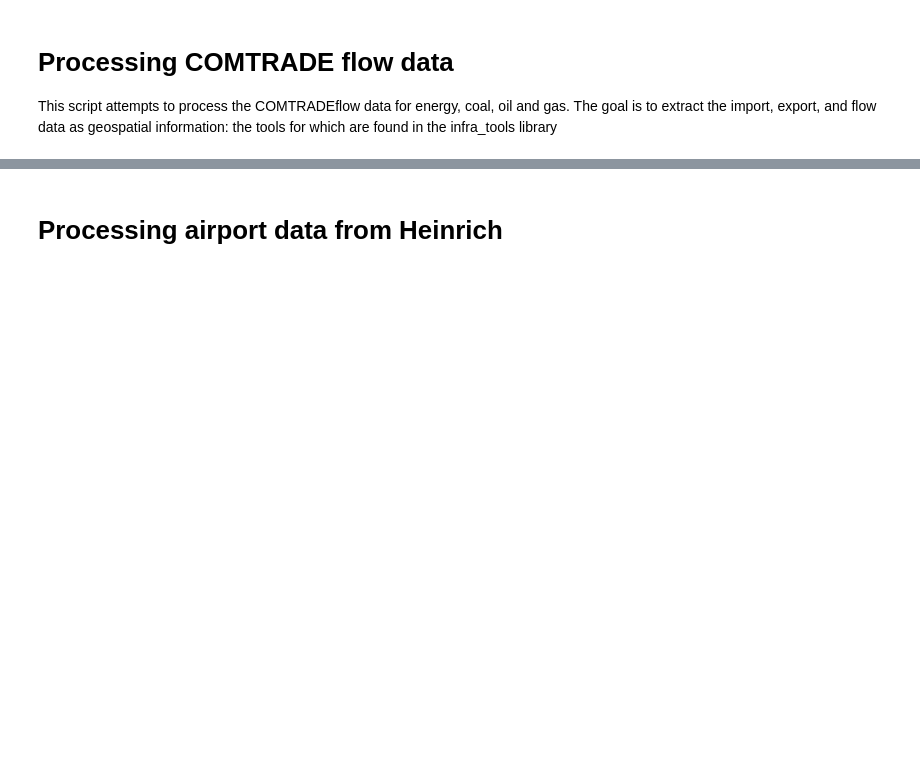
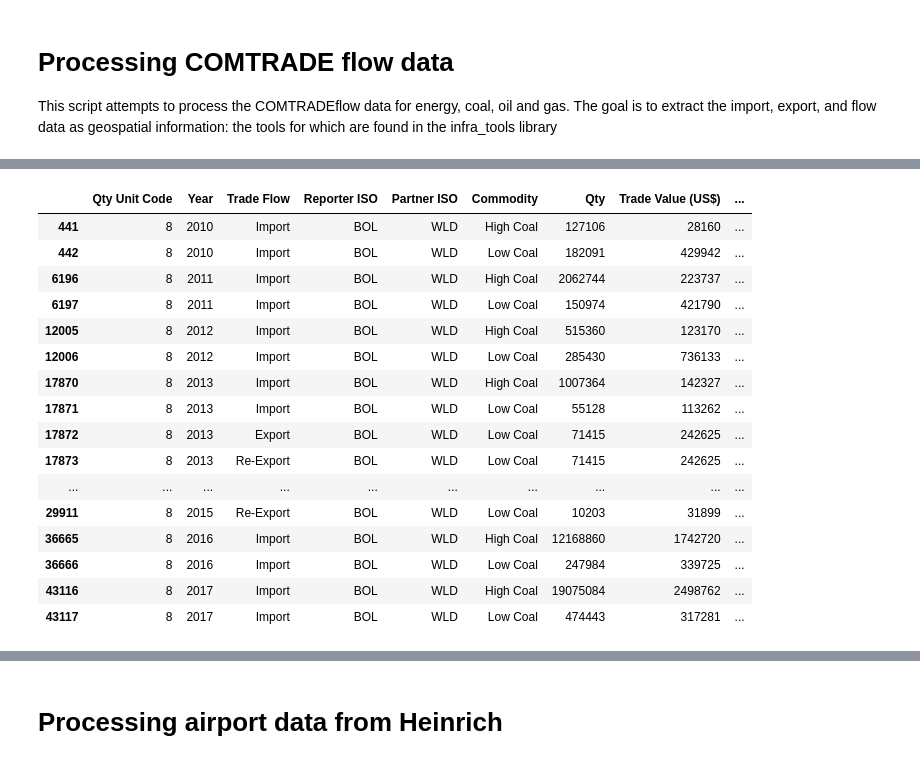
Before and after one commit to worldbank/INFRA_SAP, a Jupyter notebook: Notebooks/DP_INFRA_GLO_B__ProcessCOMTRADE.ipynb, the cells around one changed output, grey strips where cells are left out. Cells and saved outputs as stored; diff of their text form; code cells hidden in the pictures; blank space fills up the shorter version.

```diff
--- a/Notebooks/DP_INFRA_GLO_B__ProcessCOMTRADE.ipynb
+++ b/Notebooks/DP_INFRA_GLO_B__ProcessCOMTRADE.ipynb
@@ -25,0 +183,20 @@ if inB.crs != {'init':'epsg:4326'}:
+# %%
+coal_flows.country_summary.loc[coal_flows.country_summary['Reporter ISO'] == "BOL"]
+# %% [output]
+|  | Qty Unit Code | Year | Trade Flow | Reporter ISO | Partner ISO | Commodity | Qty | Trade Value (US$) | ... |
+| 441 | 8 | 2010 | Import | BOL | WLD | High Coal | 127106 | 28160 | ... |
+| 442 | 8 | 2010 | Import | BOL | WLD | Low Coal | 182091 | 429942 | ... |
+| 6196 | 8 | 2011 | Import | BOL | WLD | High Coal | 2062744 | 223737 | ... |
+| 6197 | 8 | 2011 | Import | BOL | WLD | Low Coal | 150974 | 421790 | ... |
+| 12005 | 8 | 2012 | Import | BOL | WLD | High Coal | 515360 | 123170 | ... |
+| 12006 | 8 | 2012 | Import | BOL | WLD | Low Coal | 285430 | 736133 | ... |
+| 17870 | 8 | 2013 | Import | BOL | WLD | High Coal | 1007364 | 142327 | ... |
+| 17871 | 8 | 2013 | Import | BOL | WLD | Low Coal | 55128 | 113262 | ... |
+| 17872 | 8 | 2013 | Export | BOL | WLD | Low Coal | 71415 | 242625 | ... |
+| 17873 | 8 | 2013 | Re-Export | BOL | WLD | Low Coal | 71415 | 242625 | ... |
+| ... | ... | ... | ... | ... | ... | ... | ... | ... | ... |
+| 29911 | 8 | 2015 | Re-Export | BOL | WLD | Low Coal | 10203 | 31899 | ... |
+| 36665 | 8 | 2016 | Import | BOL | WLD | High Coal | 12168860 | 1742720 | ... |
+| 36666 | 8 | 2016 | Import | BOL | WLD | Low Coal | 247984 | 339725 | ... |
+| 43116 | 8 | 2017 | Import | BOL | WLD | High Coal | 19075084 | 2498762 | ... |
+| 43117 | 8 | 2017 | Import | BOL | WLD | Low Coal | 474443 | 317281 | ... |
```
Also changed, not shown: parts of 13 cells of this notebook, 14 other files.
